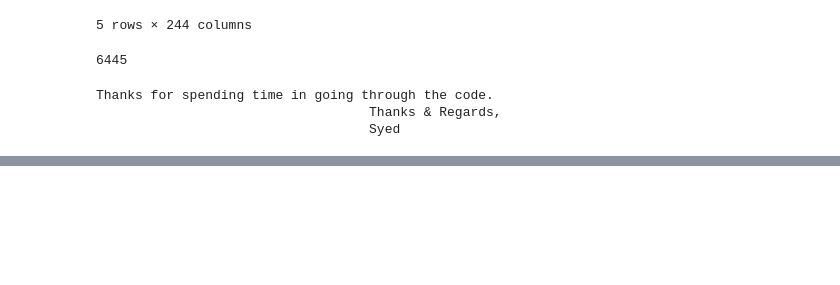
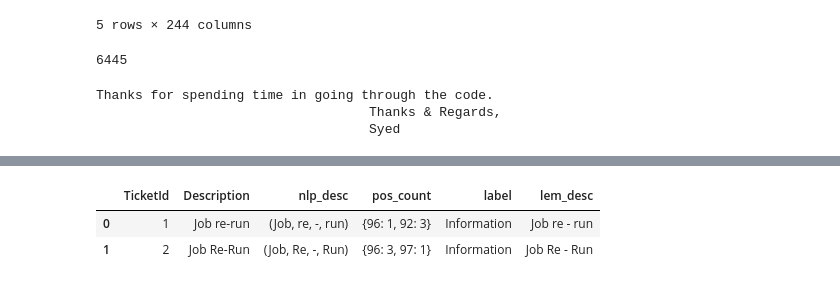
Before and after one commit to sathar01/NLP-Challenges, a Jupyter notebook: NLP Challenges.ipynb, the cells around one changed output, grey strips where cells are left out. Cells and saved outputs as stored; diff of their text form; code cells hidden in the pictures; blank space fills up the shorter version.

```diff
--- a/NLP Challenges.ipynb
+++ b/NLP Challenges.ipynb
@@ -605,0 +700,7 @@ Thanks for spending time in going through the code.
+# %%
+# Using the dataframe from Challenge 5 before adding dtm columns
+df.head(2)
+# %% [output]
+|  | TicketId | Description | nlp_desc | pos_count | label | lem_desc |
+| 0 | 1 | Job re-run | (Job, re, -, run) | {96: 1, 92: 3} | Information | Job re - run |
+| 1 | 2 | Job Re-Run | (Job, Re, -, Run) | {96: 3, 97: 1} | Information | Job Re - Run |
```
Also changed, not shown: parts of 15 cells of this notebook.
